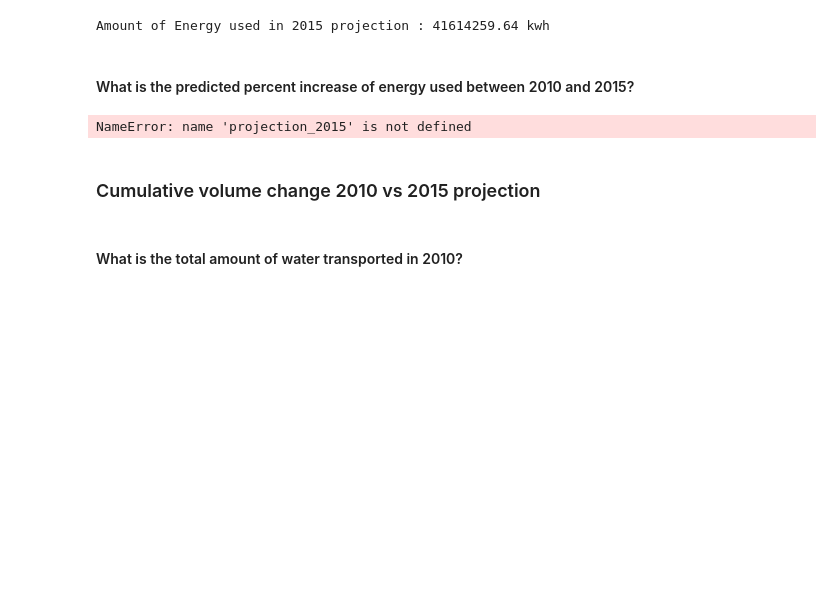
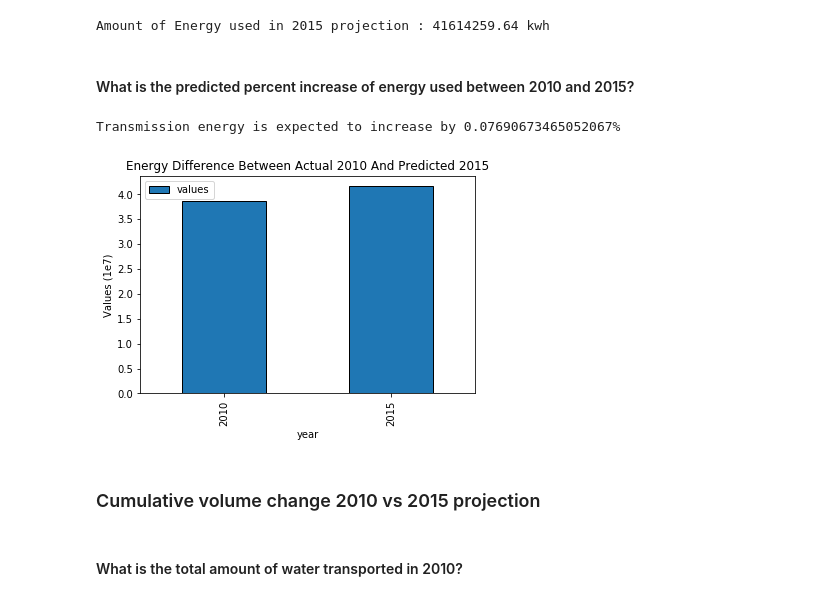
Before and after one commit to ds-modules/CE-110, a Jupyter notebook: CE-110_Lab_Mina.ipynb, the cells around one changed output. Drawn from its saved outputs; the diff is of its cells as text; code cells hidden in the pictures; blank space fills up the shorter version.

```diff
--- a/CE-110_Lab_Mina.ipynb
+++ b/CE-110_Lab_Mina.ipynb
@@ -429,19 +288,20 @@ Amount of Energy used in 2015 projection : 41614259.64 kwh
 # %% [markdown]
 #### What is the predicted percent increase of energy used between 2010 and 2015?
 # %%
-diff_2010 = projection_2015 - actual_energy_2010
+diff_2010 = projection_energy_2015 - actual_energy_2010
 percent = diff_2010 / actual_energy_2010
 print ("Transmission energy is expected to increase by " + str(percent) + "%")
 # %% [output]
-NameError: name 'projection_2015' is not defined
+Transmission energy is expected to increase by 0.07690673465052067%
 # %%
 data = pd.DataFrame(data =
                       {"year" : [2010, 2015],
                        "values" : [actual_energy_2010/(10**7), projection_energy_2015/(10**7)]})
-graph = data.plot.bar(x='year', y='values')
-plt.title("Energy Difference Between Actual 2010 And Predicted 2015")
-plt.ylabel('Values (1e7)')
-graph
+data.plot(kind='bar',x='year', y='values');
+plt.title("Energy Difference Between Actual 2010 And Predicted 2015");
+plt.ylabel('Values (1e7)');
+# %% [output]
+[figure, added]
 # %% [markdown]
 ### Cumulative volume change 2010 vs 2015 projection
 # %% [markdown]
```
Also changed, not shown: parts of 77 cells of this notebook.
